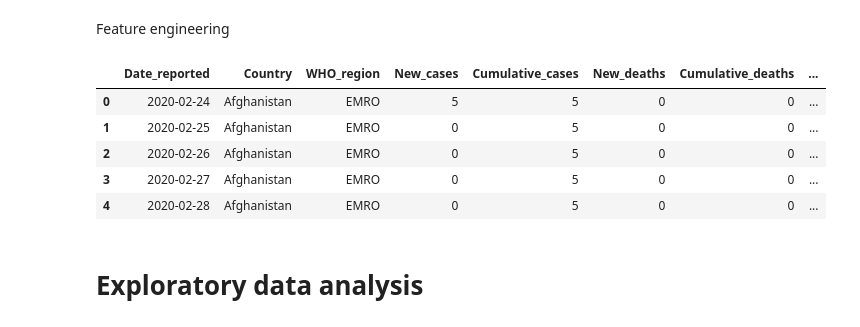
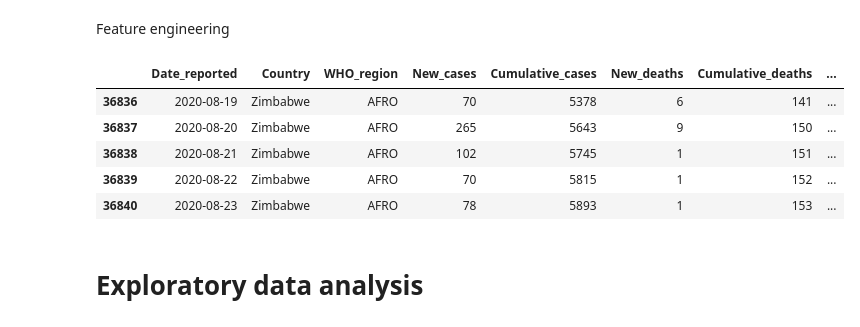
Before and after one commit to ngaruko/covid-africa, a Jupyter notebook: covid.ipynb, the cells around one changed output. Cells and saved outputs as stored; diff of their text form; code cells hidden in the pictures.

```diff
--- a/covid.ipynb
+++ b/covid.ipynb
@@ -37,7 +40,4 @@ from plotly.offline import download_plotlyjs,init_notebook_mode,plot, iplot
 The data is dowloaded from WHO dashboard and saved to local disk
 # %%
 url ='https://covid19.who.int/WHO-COVID-19-global-data.csv'
-file_path = os.path.join('data','covid')
-os.makedirs(file_path, exist_ok=True)
-csv_path = os.path.join(file_path, 'WHO-COVID-19-global-data.csv')
-urllib.request.urlretrieve(url, csv_path)
+df = load_data(url)
@@ -51,6 +46,3 @@ Read data
-# %%
-#Read data from disk
-df = pd.read_csv(csv_path)
 # %% [markdown]
 Data formatting
 # %%
@@ -72,5 +64,5 @@ Index(['Date_reported', ' Country_code', ' Country', ' WHO_region',
       dtype='object')
 # %%
 # There seem to be white space in some columns (all except first one) - let's get read of them
-df.columns = [col.strip() for col in df.columns] #  list comprehension
-#df.columns
+remove_white_spaces(df)
+df.columns
@@ -98,19 +94,17 @@ Feature engineering
 # %%
 # We might find it useful to analyse monthly/yearly stats
 #So let's format the date feature to allow for this
-df['Date_reported'] = pd.to_datetime(df['Date_reported'])
-df['month'] = df['Date_reported'].apply(lambda date:date.month)
-df['year'] = df['Date_reported'].apply(lambda date:date.year)
+feature_engineer_dates(df, 'Date_reported')
 # %%
 #Check new features
-df.head()
+df.tail()
 # %% [output]
 |  | Date_reported | Country | WHO_region | New_cases | Cumulative_cases | New_deaths | Cumulative_deaths | ... |
-| 0 | 2020-02-24 | Afghanistan | EMRO | 5 | 5 | 0 | 0 | ... |
-| 1 | 2020-02-25 | Afghanistan | EMRO | 0 | 5 | 0 | 0 | ... |
-| 2 | 2020-02-26 | Afghanistan | EMRO | 0 | 5 | 0 | 0 | ... |
-| 3 | 2020-02-27 | Afghanistan | EMRO | 0 | 5 | 0 | 0 | ... |
-| 4 | 2020-02-28 | Afghanistan | EMRO | 0 | 5 | 0 | 0 | ... |
+| 36836 | 2020-08-19 | Zimbabwe | AFRO | 70 | 5378 | 6 | 141 | ... |
+| 36837 | 2020-08-20 | Zimbabwe | AFRO | 265 | 5643 | 9 | 150 | ... |
+| 36838 | 2020-08-21 | Zimbabwe | AFRO | 102 | 5745 | 1 | 151 | ... |
+| 36839 | 2020-08-22 | Zimbabwe | AFRO | 70 | 5815 | 1 | 152 | ... |
+| 36840 | 2020-08-23 | Zimbabwe | AFRO | 78 | 5893 | 1 | 153 | ... |
 # %% [markdown]
 # Exploratory data analysis
 # %% [markdown]
```
Also changed, not shown: parts of 30 cells of this notebook, 7 other files.
